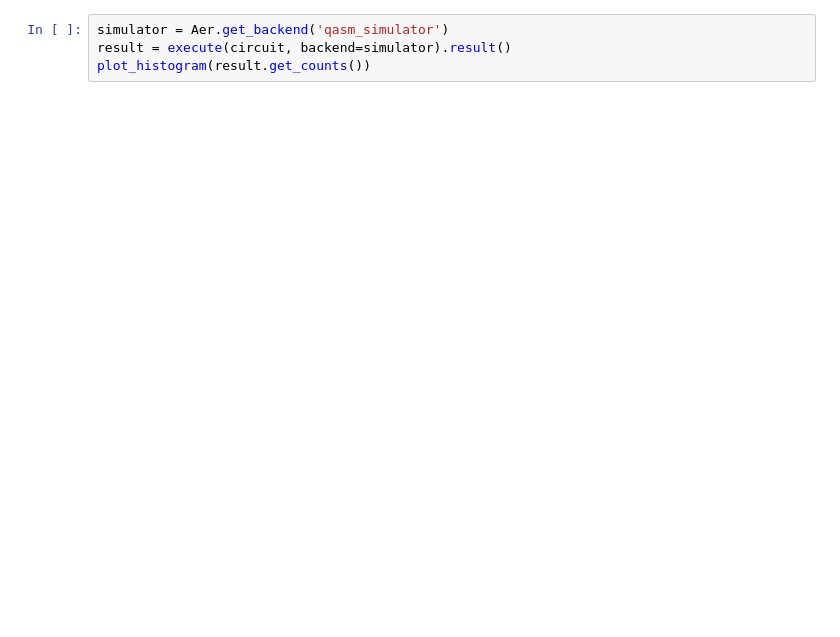
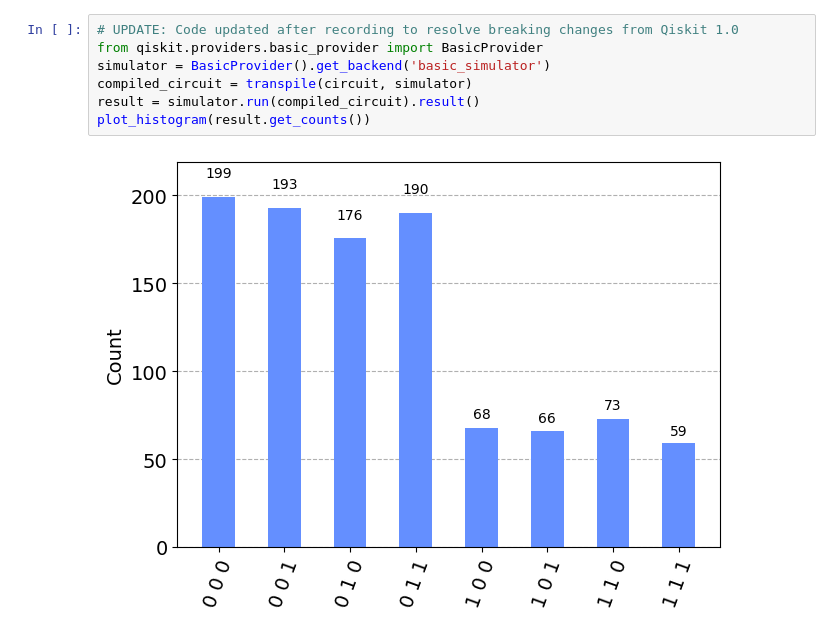
Before and after one commit to LinkedInLearning/quantum-computing-fundamentals-2833097, a Jupyter notebook: src/08_04_quantum_teleportation/08_04_quantum_teleportation_begin.ipynb, the cells around one changed output. Cells and saved outputs as stored; diff of their text form; blank space fills up the shorter version.

Commit message:
Fix API breaking changes from Qiskit 1.0 update

```diff
--- a/src/08_04_quantum_teleportation/08_04_quantum_teleportation_begin.ipynb
+++ b/src/08_04_quantum_teleportation/08_04_quantum_teleportation_begin.ipynb
@@ -54,7 +50,12 @@ circuit.draw(output='mpl')
-# %%
-simulator = Aer.get_backend('qasm_simulator')
-result = execute(circuit, backend=simulator).result()
-plot_histogram(result.get_counts())
+# %%
+# UPDATE: Code updated after recording to resolve breaking changes from Qiskit 1.0
+from qiskit.providers.basic_provider import BasicProvider
+simulator = BasicProvider().get_backend('basic_simulator')
+compiled_circuit = transpile(circuit, simulator)
+result = simulator.run(compiled_circuit).result()
+plot_histogram(result.get_counts())
+# %% [output]
+[figure, added]
 # %%
 # quantum teleportation circuit using deferred measurement
 circuit_def = QuantumCircuit(3, 1)
```
Also changed, not shown: parts of 7 cells of this notebook, 36 other files.
